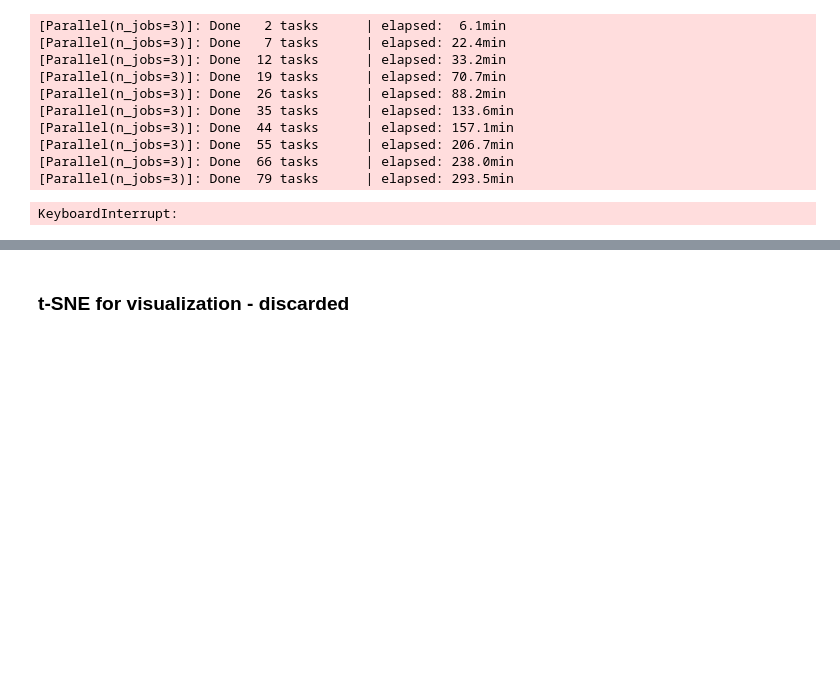
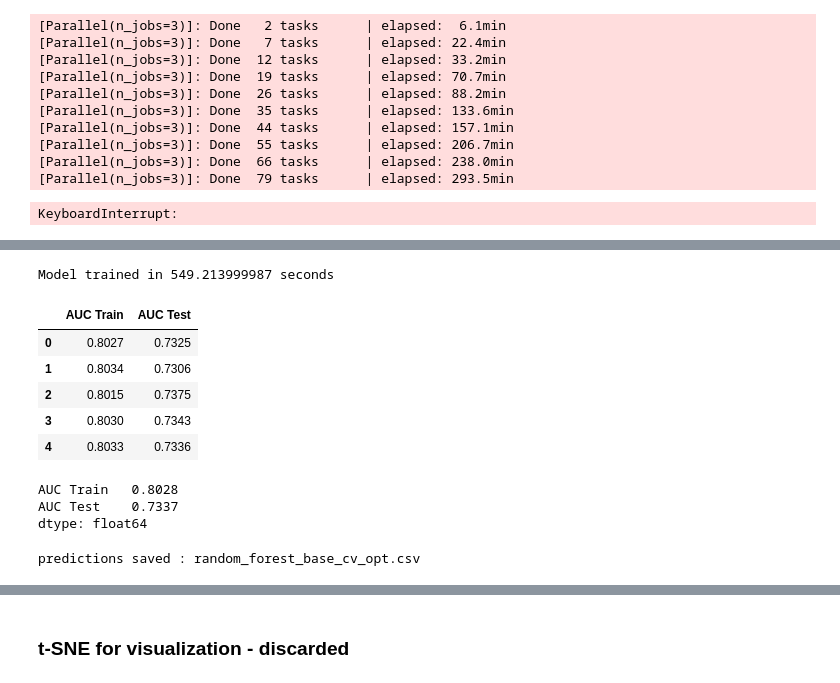
Before and after one commit to bodias/machine-learning, a Jupyter notebook: projects/capstone/home_credit/capstone_report.ipynb, the cells around one changed output, grey strips where cells are left out. Cells and saved outputs as stored; diff of their text form; code cells hidden in the pictures; blank space fills up the shorter version.

```diff
--- a/projects/capstone/home_credit/capstone_report.ipynb
+++ b/projects/capstone/home_credit/capstone_report.ipynb
@@ -882,0 +841,25 @@ result[result[0]==1]
+# %%
+X = app_train_no_null[features]
+y = app_train_no_null['TARGET']
+base_model_rfcv_opt = RandomForestClassifier(random_state = 50, max_depth= 10, min_samples_leaf= 4, n_estimators= 200)
+base_model_rfcv_opt , fprs_rfcv_opt, tprs_rfcv_opt, results_rfcv_opt = train_test_cv(base_model_rfcv_opt,X,y)
+results_rfcv_opt
+# %% [output]
+Model trained in 549.213999987 seconds
+|  | AUC Train | AUC Test |
+| 0 | 0.8027 | 0.7325 |
+| 1 | 0.8034 | 0.7306 |
+| 2 | 0.8015 | 0.7375 |
+| 3 | 0.8030 | 0.7343 |
+| 4 | 0.8033 | 0.7336 |
+# %%
+results_rfcv_opt.mean()
+# %% [output]
+AUC Train   0.8028
+AUC Test    0.7337
+dtype: float64
+# %%
+pred_basemodel_rfcv_opt = base_model_rfcv_opt.predict_proba(app_test_no_null[features])[:, 1]
+save_results_to_submit(pred_basemodel_rfcv_opt,filename="random_forest_base_cv_opt.csv")
+# %% [output]
+predictions saved : random_forest_base_cv_opt.csv
```
Also changed, not shown: parts of 32 cells of this notebook, 2 other files.
